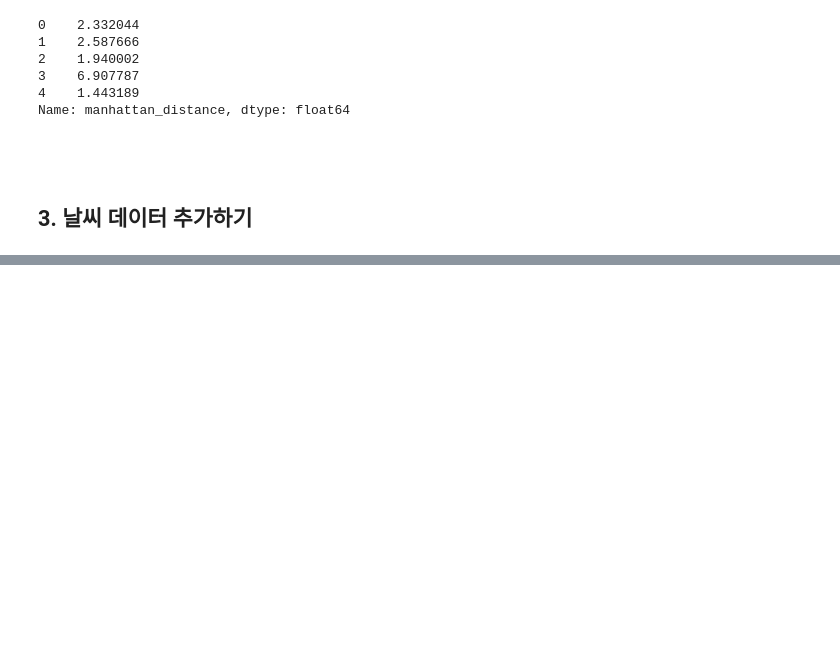
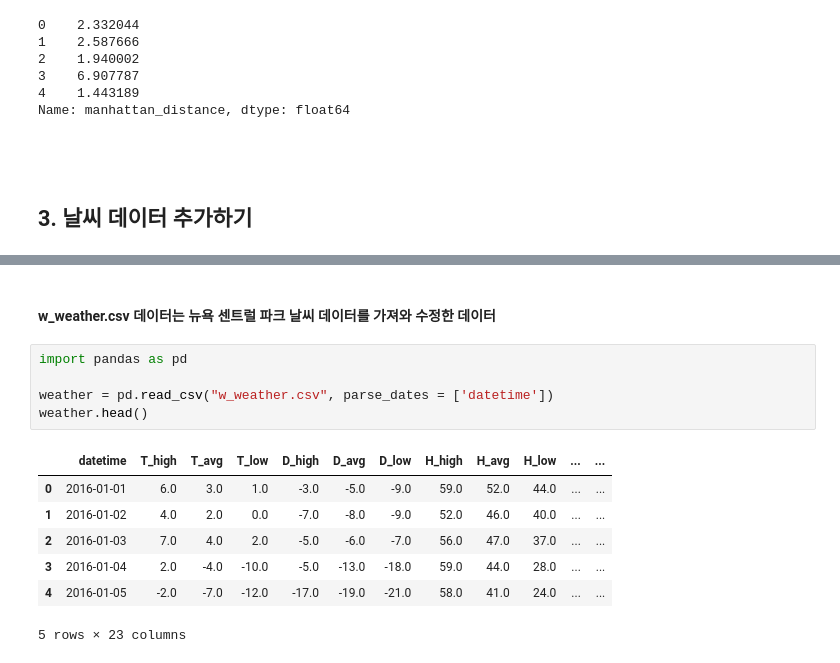
Before and after one commit to todagi/DataScience_with_Kaggle, a Jupyter notebook: New York City Taxi Trip Duration/New York City Taxi Trip Duration 03 - 2nd EDA .ipynb, the cells around one changed output, grey strips where cells are left out. Drawn from its saved outputs; the diff is of its cells as text; blank space fills up the shorter version.

```diff
--- a/New York City Taxi Trip Duration/New York City Taxi Trip Duration 03 - 2nd EDA .ipynb
+++ b/New York City Taxi Trip Duration/New York City Taxi Trip Duration 03 - 2nd EDA .ipynb
@@ -209,0 +226,15 @@ Name: manhattan_distance, dtype: float64
+# %% [markdown]
+#### w_weather.csv 데이터는 뉴욕 센트럴 파크 날씨 데이터를  가져와 수정한 데이터
+# %%
+import pandas as pd
+
+weather = pd.read_csv("w_weather.csv", parse_dates = ['datetime'])
+weather.head()
+# %% [output]
+|  | datetime | T_high | T_avg | T_low | D_high | D_avg | D_low | H_high | H_avg | H_low | ... | ... |
+| 0 | 2016-01-01 | 6.0 | 3.0 | 1.0 | -3.0 | -5.0 | -9.0 | 59.0 | 52.0 | 44.0 | ... | ... |
+| 1 | 2016-01-02 | 4.0 | 2.0 | 0.0 | -7.0 | -8.0 | -9.0 | 52.0 | 46.0 | 40.0 | ... | ... |
+| 2 | 2016-01-03 | 7.0 | 4.0 | 2.0 | -5.0 | -6.0 | -7.0 | 56.0 | 47.0 | 37.0 | ... | ... |
+| 3 | 2016-01-04 | 2.0 | -4.0 | -10.0 | -5.0 | -13.0 | -18.0 | 59.0 | 44.0 | 28.0 | ... | ... |
+| 4 | 2016-01-05 | -2.0 | -7.0 | -12.0 | -17.0 | -19.0 | -21.0 | 58.0 | 41.0 | 24.0 | ... | ... |
+5 rows × 23 columns
```
Also changed, not shown: parts of 36 cells of this notebook.
